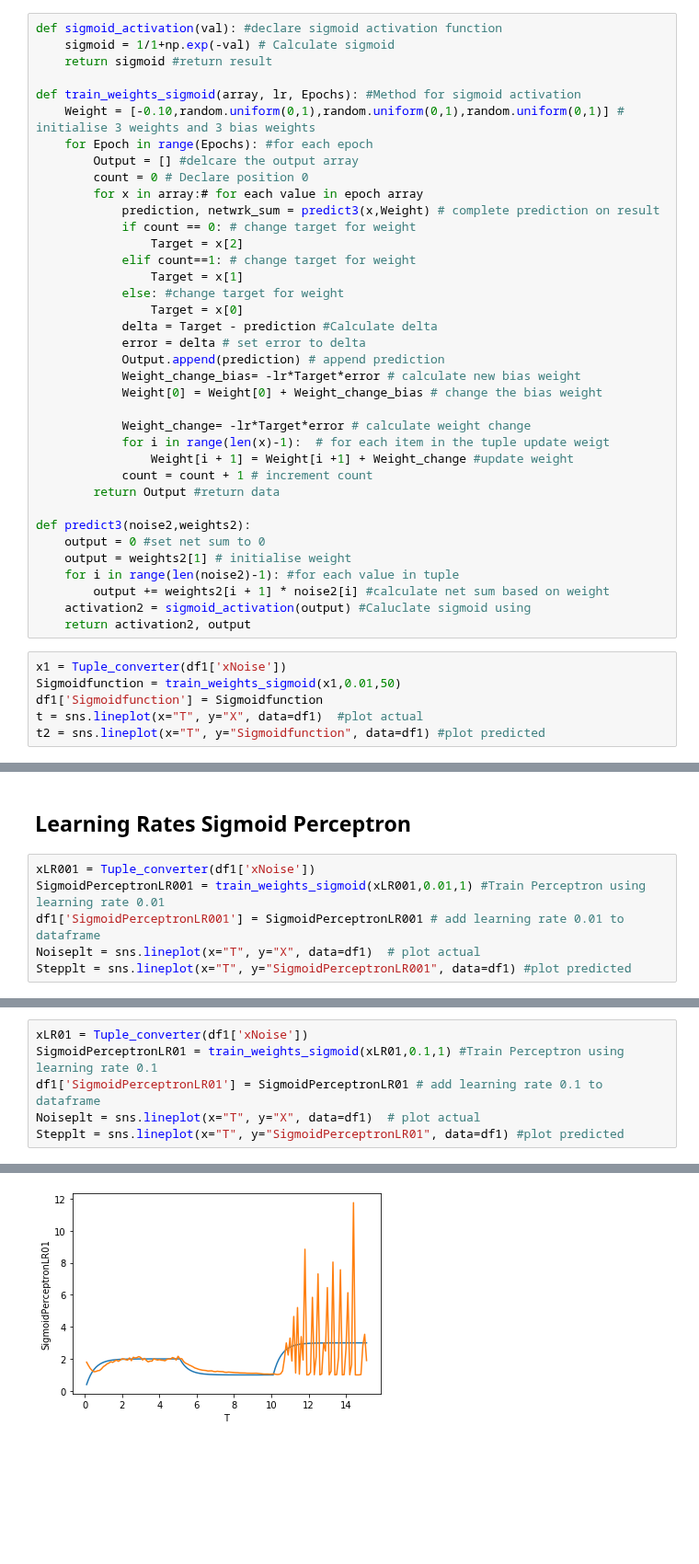
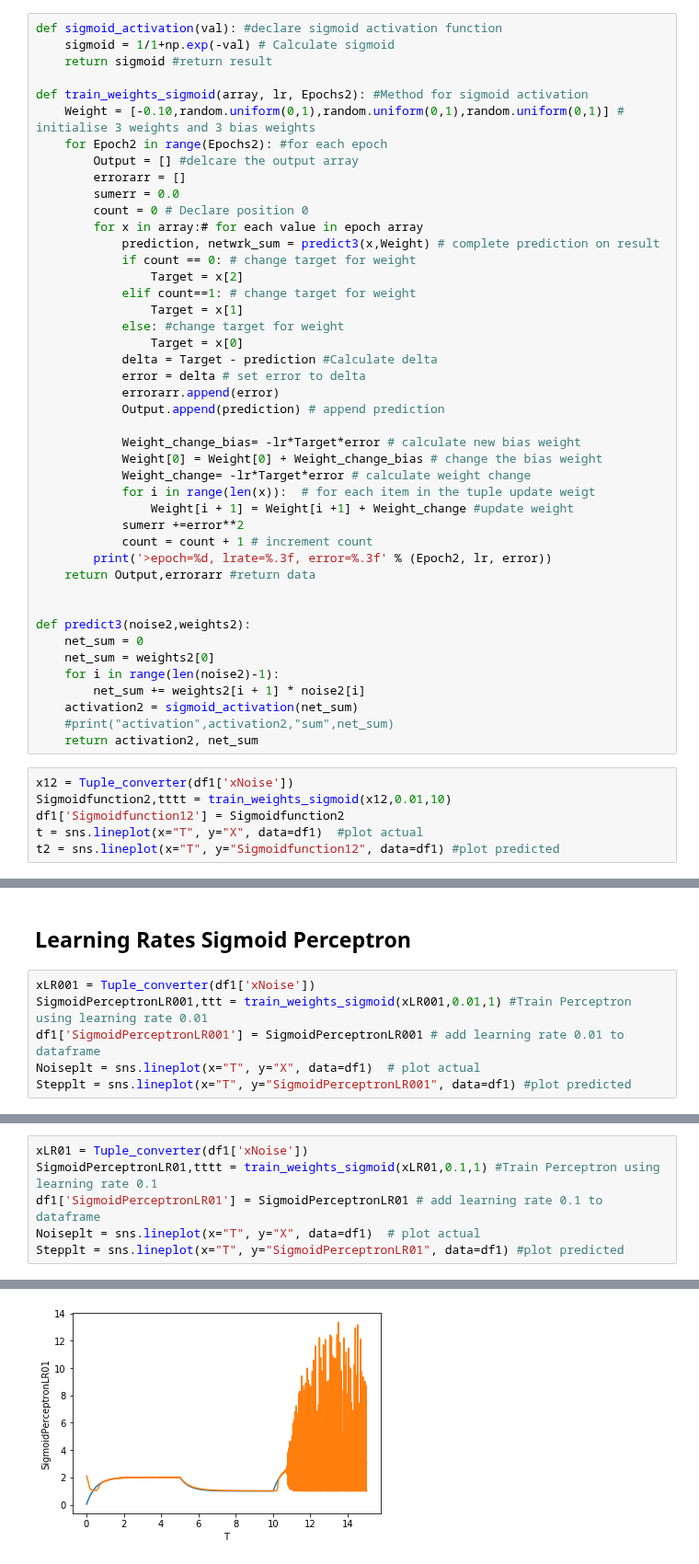
Before and after one commit to JamesDun2866/Computational-Science, a Jupyter notebook: Computational Science.ipynb, the cells around one changed output, grey strips where cells are left out. Shown at 92% size. Drawn from its saved outputs; the diff is of its cells as text; blank space fills up the shorter version.

```diff
--- a/Computational Science.ipynb
+++ b/Computational Science.ipynb
@@ -529,10 +531,12 @@ def sigmoid_activation(val): #declare sigmoid activation function
     sigmoid = 1/1+np.exp(-val) # Calculate sigmoid
     return sigmoid #return result
 
-def train_weights_sigmoid(array, lr, Epochs): #Method for sigmoid activation
+def train_weights_sigmoid(array, lr, Epochs2): #Method for sigmoid activation
     Weight = [-0.10,random.uniform(0,1),random.uniform(0,1),random.uniform(0,1)] # initialise 3 weights and 3 bias weights
-    for Epoch in range(Epochs): #for each epoch
+    for Epoch2 in range(Epochs2): #for each epoch
         Output = [] #delcare the output array
+        errorarr = []
+        sumerr = 0.0
         count = 0 # Declare position 0
         for x in array:# for each value in epoch array
             prediction, netwrk_sum = predict3(x,Weight) # complete prediction on result
@@ -544,27 +548,32 @@ def train_weights_sigmoid(array, lr, Epochs): #Method for sigmoid activation
                 Target = x[0]
             delta = Target - prediction #Calculate delta
             error = delta # set error to delta
+            errorarr.append(error)
             Output.append(prediction) # append prediction
+
             Weight_change_bias= -lr*Target*error # calculate new bias weight
             Weight[0] = Weight[0] + Weight_change_bias # change the bias weight
+            Weight_change= -lr*Target*error # calculate weight change
+            for i in range(len(x)):  # for each item in the tuple update weigt
+                Weight[i + 1] = Weight[i +1] + Weight_change #update weight
+            sumerr +=error**2
+            count = count + 1 # increment count
+        print('>epoch=%d, lrate=%.3f, error=%.3f' % (Epoch2, lr, error))
+    return Output,errorarr #return data
 
-            Weight_change= -lr*Target*error # calculate weight change
-            for i in range(len(x)-1):  # for each item in the tuple update weigt
-                Weight[i + 1] = Weight[i +1] + Weight_change #update weight
-            count = count + 1 # increment count
-        return Output #return data
 
 def predict3(noise2,weights2):
-    output = 0 #set net sum to 0
-    output = weights2[1] # initialise weight
-    for i in range(len(noise2)-1): #for each value in tuple
-        output += weights2[i + 1] * noise2[i] #calculate net sum based on weight
-    activation2 = sigmoid_activation(output) #Caluclate sigmoid using
-    return activation2, output
+    net_sum = 0
+    net_sum = weights2[0]
+    for i in range(len(noise2)-1):
+        net_sum += weights2[i + 1] * noise2[i]
+    activation2 = sigmoid_activation(net_sum)
+    #print("activation",activation2,"sum",net_sum)
+    return activation2, net_sum
 # %%
-x1 = Tuple_converter(df1['xNoise'])
-Sigmoidfunction = train_weights_sigmoid(x1,0.01,50)
-df1['Sigmoidfunction'] = Sigmoidfunction
+x12 = Tuple_converter(df1['xNoise'])
+Sigmoidfunction2,tttt = train_weights_sigmoid(x12,0.01,10)
+df1['Sigmoidfunction12'] = Sigmoidfunction2
 t = sns.lineplot(x="T", y="X", data=df1)  #plot actual
-t2 = sns.lineplot(x="T", y="Sigmoidfunction", data=df1) #plot predicted
+t2 = sns.lineplot(x="T", y="Sigmoidfunction12", data=df1) #plot predicted
 # %% [output]
@@ -573,7 +592,7 @@ t2 = sns.lineplot(x="T", y="Sigmoidfunction", data=df1) #plot predicted
 ## Learning Rates Sigmoid Perceptron
 # %%
 xLR001 = Tuple_converter(df1['xNoise'])
-SigmoidPerceptronLR001 = train_weights_sigmoid(xLR001,0.01,1) #Train Perceptron using learning rate 0.01
+SigmoidPerceptronLR001,ttt = train_weights_sigmoid(xLR001,0.01,1) #Train Perceptron using learning rate 0.01
 df1['SigmoidPerceptronLR001'] = SigmoidPerceptronLR001 # add learning rate 0.01 to dataframe
 Noiseplt = sns.lineplot(x="T", y="X", data=df1)  # plot actual
 Stepplt = sns.lineplot(x="T", y="SigmoidPerceptronLR001", data=df1) #plot predicted
@@ -582,6 +602,6 @@ Stepplt = sns.lineplot(x="T", y="SigmoidPerceptronLR001", data=df1) #plot predic
 # %%
 xLR01 = Tuple_converter(df1['xNoise'])
-SigmoidPerceptronLR01 = train_weights_sigmoid(xLR01,0.1,1) #Train Perceptron using learning rate 0.1
+SigmoidPerceptronLR01,tttt = train_weights_sigmoid(xLR01,0.1,1) #Train Perceptron using learning rate 0.1
 df1['SigmoidPerceptronLR01'] = SigmoidPerceptronLR01 # add learning rate 0.1 to dataframe
 Noiseplt = sns.lineplot(x="T", y="X", data=df1)  # plot actual
 Stepplt = sns.lineplot(x="T", y="SigmoidPerceptronLR01", data=df1) #plot predicted
@@ -589,3 +610,3 @@ Stepplt = sns.lineplot(x="T", y="SigmoidPerceptronLR01", data=df1) #plot predict
-[figure, old version]
+[figure, new version]
 # %%
 xLR025 = Tuple_converter(df1['xNoise'])
```
Also changed, not shown: parts of 17 cells of this notebook.
